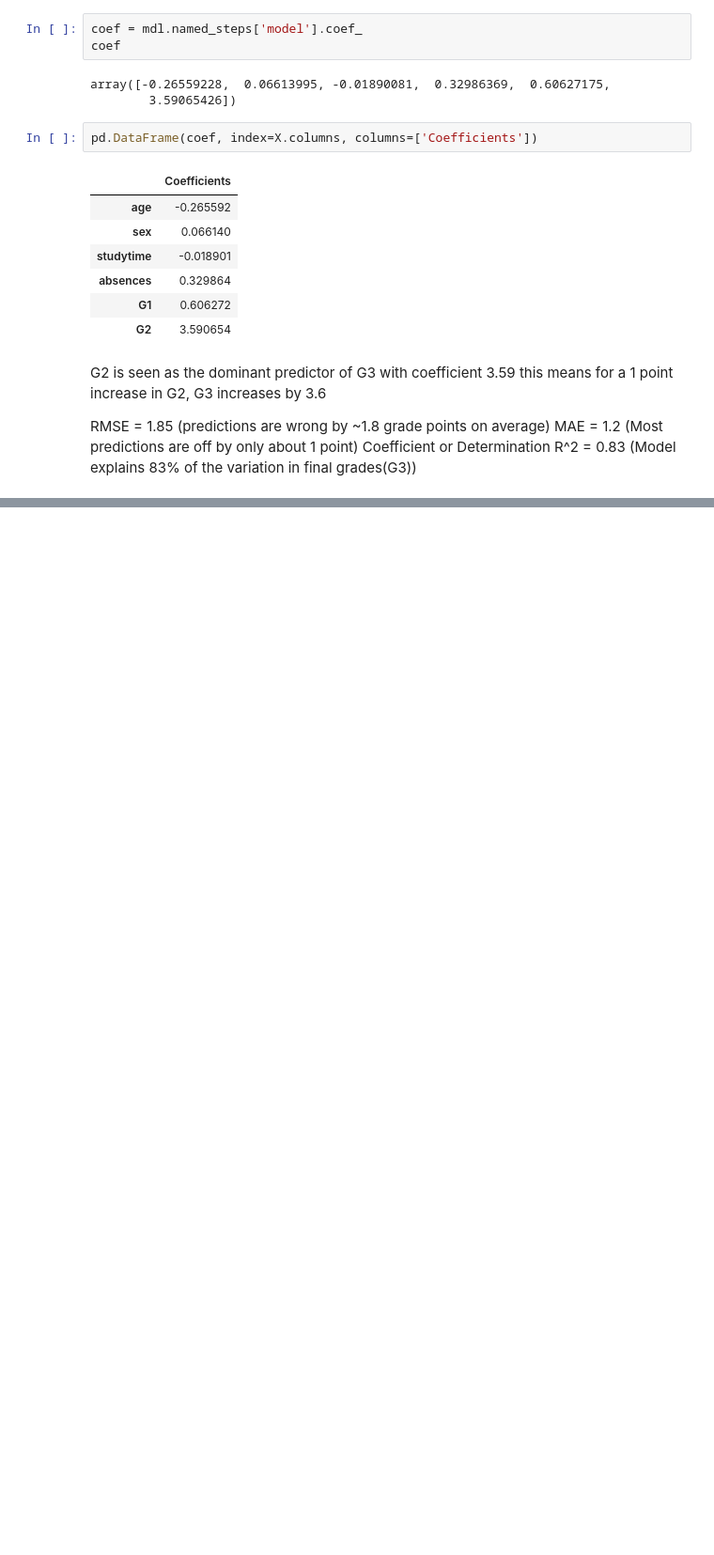
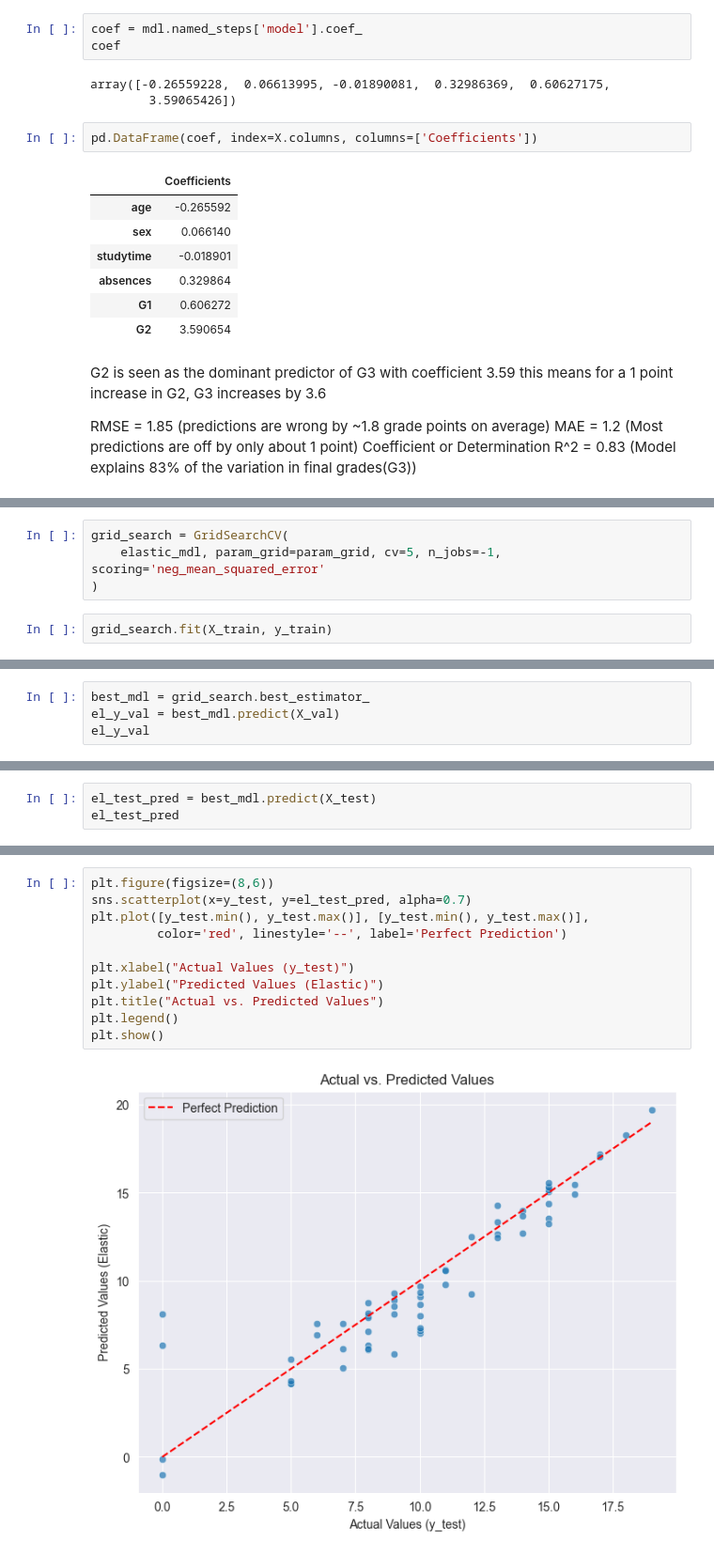
Before and after one commit to Nesta3313/GradePrediction, a Jupyter notebook: models/01_regression.ipynb, the cells around one changed output, grey strips where cells are left out. Shown at 94% size. Saved outputs shown, nothing was run; the diff lists cells and outputs as text; blank space fills up the shorter version.

Commit message:
add elasticnet regression model to compare performance

```diff
--- a/models/01_regression.ipynb
+++ b/models/01_regression.ipynb
@@ -279,0 +334,6 @@ Coefficient or Determination R^2 = 0.83 (Model explains 83% of the variation in
+# %%
+grid_search = GridSearchCV(
+    elastic_mdl, param_grid=param_grid, cv=5, n_jobs=-1, scoring='neg_mean_squared_error'
+)
+# %%
+grid_search.fit(X_train, y_train)
@@ -279,0 +361,4 @@ Coefficient or Determination R^2 = 0.83 (Model explains 83% of the variation in
+# %%
+best_mdl = grid_search.best_estimator_
+el_y_val = best_mdl.predict(X_val)
+el_y_val
@@ -279,0 +387,3 @@ Coefficient or Determination R^2 = 0.83 (Model explains 83% of the variation in
+# %%
+el_test_pred = best_mdl.predict(X_test)
+el_test_pred
@@ -279,0 +412,13 @@ Coefficient or Determination R^2 = 0.83 (Model explains 83% of the variation in
+# %%
+plt.figure(figsize=(8,6))
+sns.scatterplot(x=y_test, y=el_test_pred, alpha=0.7)
+plt.plot([y_test.min(), y_test.max()], [y_test.min(), y_test.max()],
+         color='red', linestyle='--', label='Perfect Prediction')
+
+plt.xlabel("Actual Values (y_test)")
+plt.ylabel("Predicted Values (Elastic)")
+plt.title("Actual vs. Predicted Values")
+plt.legend()
+plt.show()
+# %% [output]
+[figure, added]
```
Also changed, not shown: parts of 14 cells of this notebook, 1 other file.
